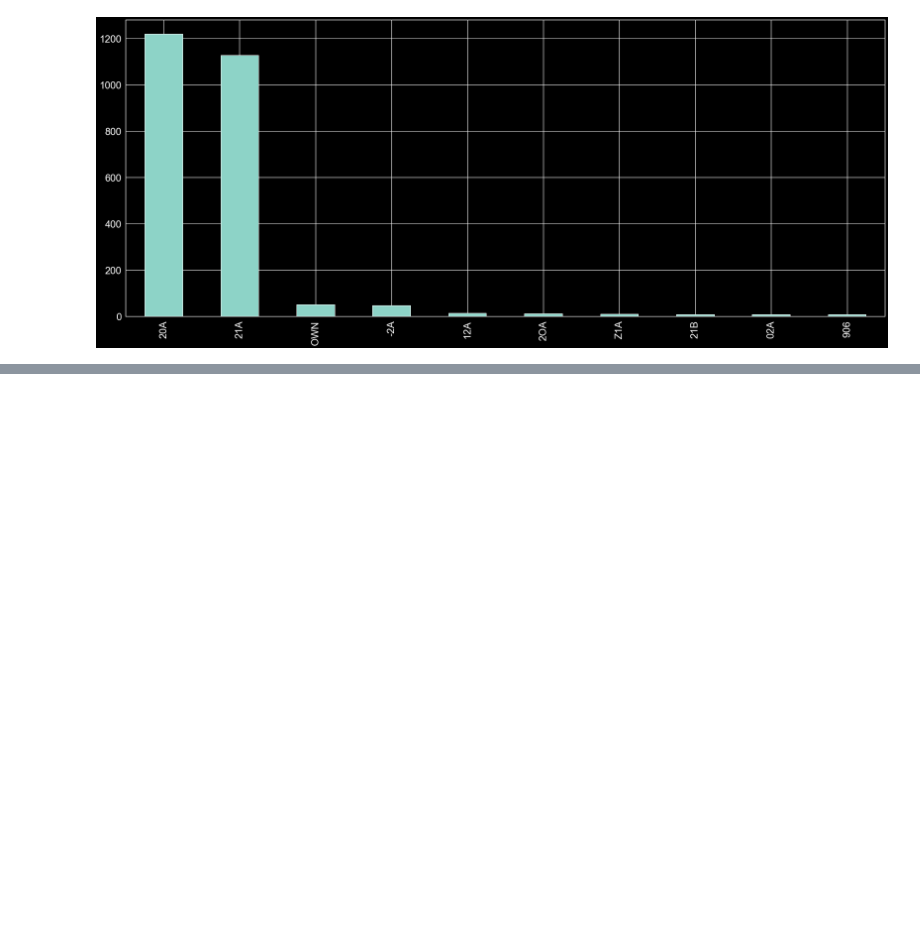
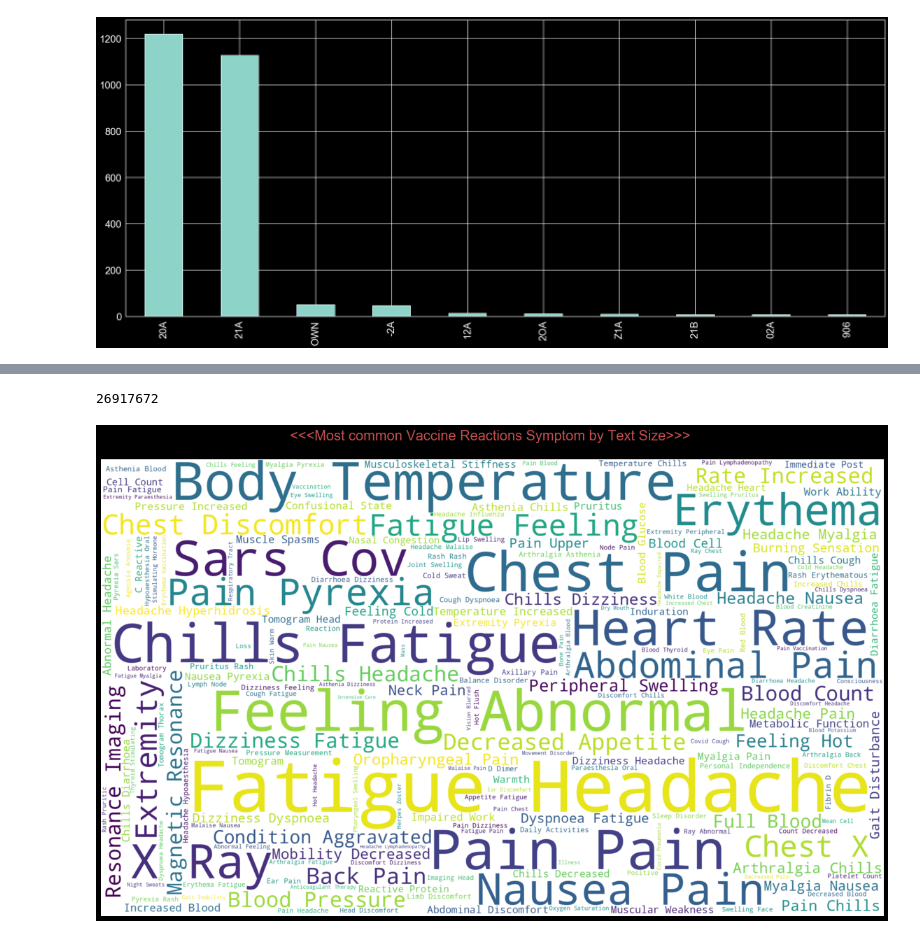
Before and after one commit to weinix/vaers_covid19_vax_analysis, a Jupyter notebook: vaers_analysis.ipynb, the cells around one changed output, grey strips where cells are left out. Saved outputs shown, nothing was run; the diff lists cells and outputs as text; code cells hidden in the pictures; blank space fills up the shorter version.

Commit message:
add word cloud

```diff
--- a/vaers_analysis.ipynb
+++ b/vaers_analysis.ipynb
@@ -1874,0 +1922,5 @@ merged_covid_vaers_data1_death_remove_duplicated.loc[merged_covid_vaers_data1_de
+# %%
+wd['words'] = df_covid_symptoms.SYMPTOM1 + ', '+ df_covid_symptoms.SYMPTOM2 + ', ' + df_covid_symptoms.SYMPTOM3 + ', ' + df_covid_symptoms.SYMPTOM4 + ', ' + df_covid_symptoms.SYMPTOM5
+# %%
+wd['words']=wd['words'].fillna('None')
+wd['words'].str.contains('myo', flags=re.IGNORECASE, regex=True).value_counts()
@@ -1874,0 +1952,16 @@ merged_covid_vaers_data1_death_remove_duplicated.loc[merged_covid_vaers_data1_de
+# %%
+text = " ".join(r for r in wd.words)
+text = text.title()
+print(len(text))
+# %% [output]
+26917672
+# %%
+wordcloud=WordCloud(stopwords=stopwords, background_color='white', margin=5, width=2400, height=1400, ranks_only=True).generate(text)
+# %%
+plt.figure(figsize=FIGSIZE3)
+plt.imshow(wordcloud, interpolation='bilinear')
+plt.title("<<<Most common Vaccine Reactions Symptom by Text Size>>> \n", fontsize=20, color='r')
+plt.axis('off')
+plt.show()
+# %% [output]
+[figure, added]
```
Also changed, not shown: parts of 29 cells of this notebook.
